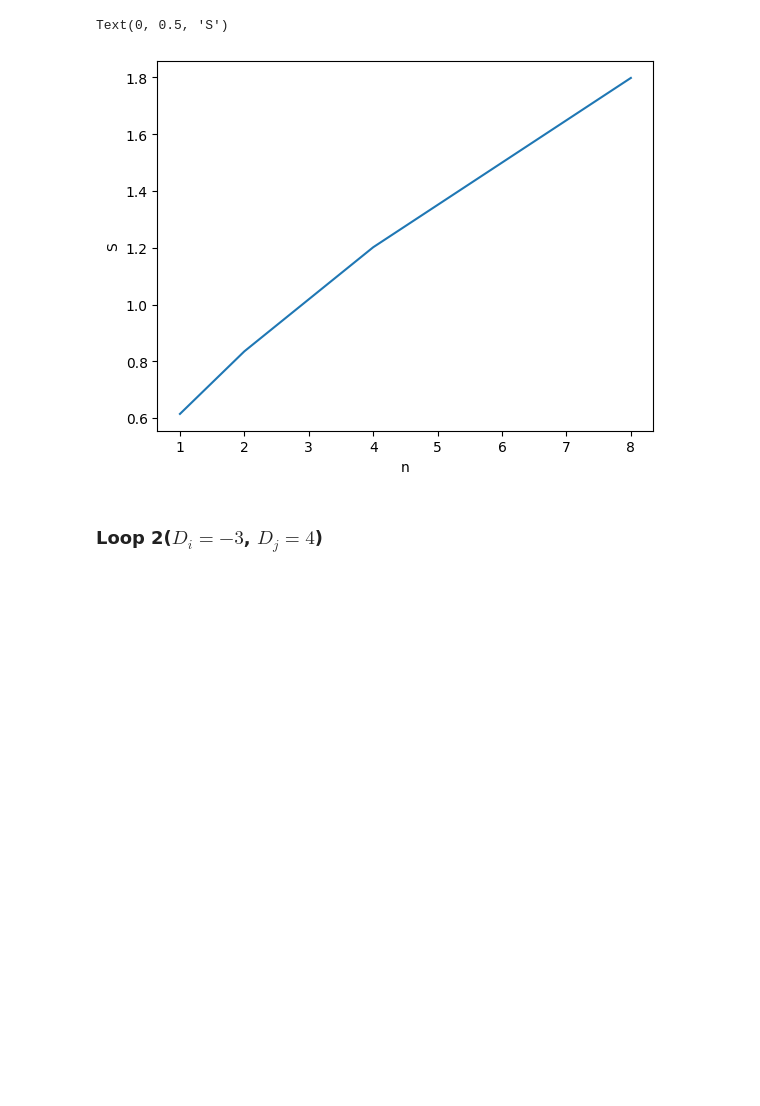
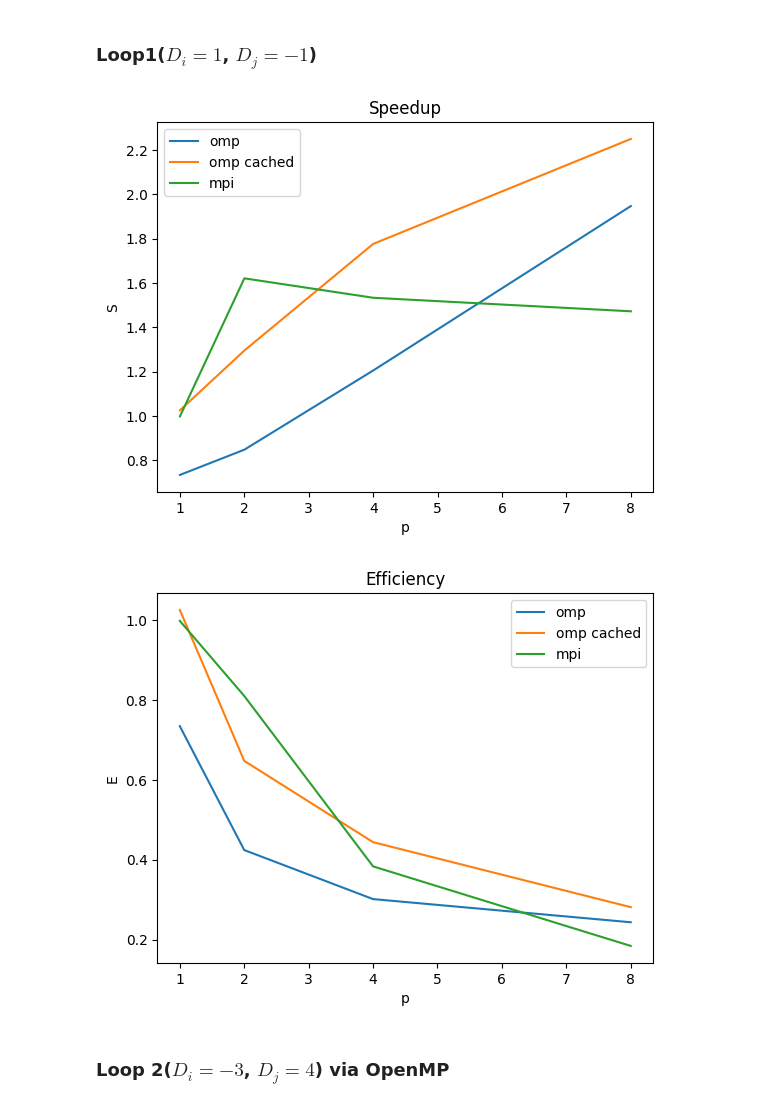
Before and after one commit to VoyakaGOD/parallel_programming, a Jupyter notebook: common_tasks/8_loops/benchmarks.ipynb, the cells around one changed output. Saved outputs shown, nothing was run; the diff lists cells and outputs as text; code cells hidden in the pictures; blank space fills up the shorter version.

Commit message:
benchmarks for loops

```diff
--- a/common_tasks/8_loops/benchmarks.ipynb
+++ b/common_tasks/8_loops/benchmarks.ipynb
@@ -1,18 +29,34 @@
+# %% [markdown]
+### Loop1($D_i = 1$, $D_j = -1$)
 # %%
-import matplotlib.pyplot as plt
+seq = 0.370855
+n       = [1,        2,        4,        8]
+par_omp = [0.504781, 0.437087, 0.307636, 0.190498]
+par_cch = [0.361451, 0.286266, 0.208795, 0.164865]
+par_mpi = [0.371379, 0.228799, 0.241857, 0.251883]
 
-seq = 0.360593
-n       = [1,        2,        4,        8]
-par_omp = [0.586624, 0.431774, 0.300049, 0.200526]
+plt.plot(n, [seq/x for x in par_omp], label="omp")
+plt.plot(n, [seq/x for x in par_cch], label="omp cached")
+plt.plot(n, [seq/x for x in par_mpi], label="mpi")
+plt.xlabel("p")
+plt.ylabel("S")
+plt.title("Speedup")
+plt.legend()
+plt.show()
 
-plt.plot(n, [seq/x for x in par_omp])
-plt.xlabel("n")
-plt.ylabel("S")
+plt.plot(n, [seq/x/p for p, x in zip(n, par_omp)], label="omp")
+plt.plot(n, [seq/x/p for p, x in zip(n, par_cch)], label="omp cached")
+plt.plot(n, [seq/x/p for p, x in zip(n, par_mpi)], label="mpi")
+plt.xlabel("p")
+plt.ylabel("E")
+plt.title("Efficiency")
+plt.legend()
+plt.show()
 # %% [output]
-Text(0, 0.5, 'S')
-[figure, old version]
+[figure, new version]
+[figure, added]
 # %% [markdown]
-### Loop 2($D_i = -3$, $D_j = 4$)
+### Loop 2($D_i = -3$, $D_j = 4$) via OpenMP
 # %%
 T1 = 0.225066
 ps = [1,        2,        4,        6,       8]
```
Also changed, not shown: parts of 5 cells of this notebook, 5 other files.
